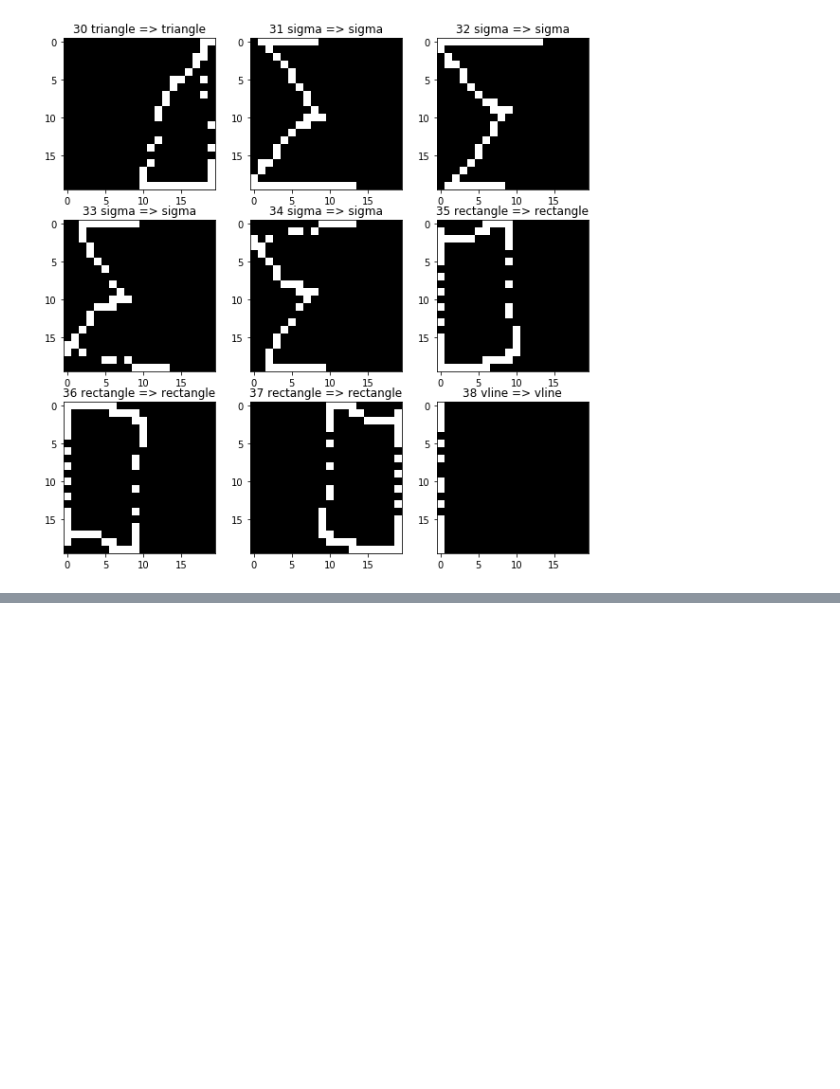
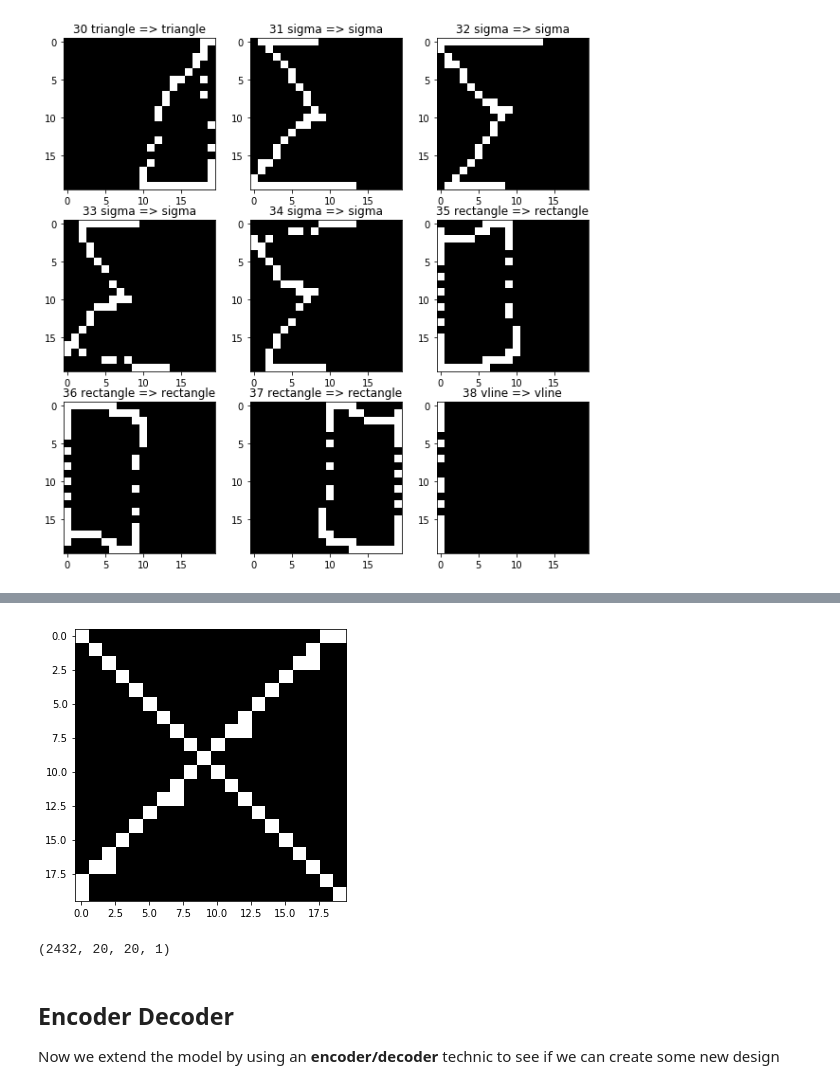
Before and after one commit to gvtech/whiteboard, a Jupyter notebook: train_recognition_model.ipynb, the cells around one changed output, grey strips where cells are left out. Saved outputs shown, nothing was run; the diff lists cells and outputs as text; code cells hidden in the pictures; blank space fills up the shorter version.

```diff
--- a/train_recognition_model.ipynb
+++ b/train_recognition_model.ipynb
@@ -256,0 +350,13 @@ show_plot(indices)
+# %%
+def show_image(img):
+    plt.figure(figsize=(5,5))
+    plt.imshow(img, cmap='gray', interpolation='none')
+
+show_image(draw_shape("x",20).reshape(img_size,img_size))
+# %% [output]
+[figure, added]
+# %%
+y_decoder=np.array([draw_shape(shape,img_size) for shape in yLabel])
+y_decoder.shape
+# %% [output]
+(2432, 20, 20, 1)
@@ -256,0 +365,3 @@ show_plot(indices)
+# %% [markdown]
+## Encoder Decoder
+Now we extend the model by using an __encoder/decoder__ technic to see if we can create some new design
```
Also changed, not shown: parts of 22 cells of this notebook, 9 other files.
